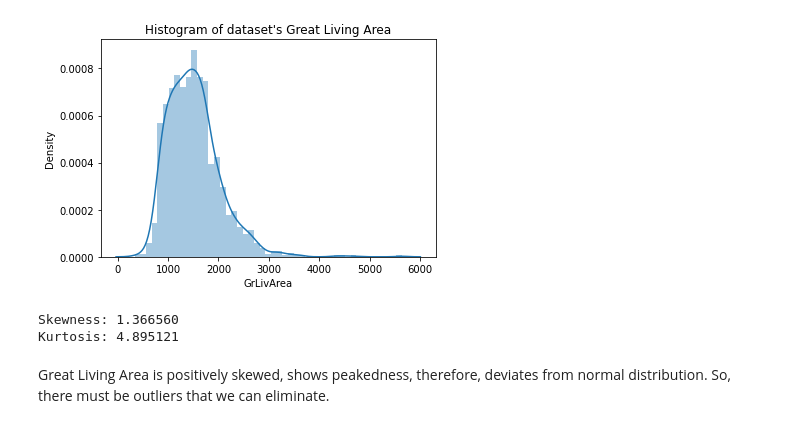
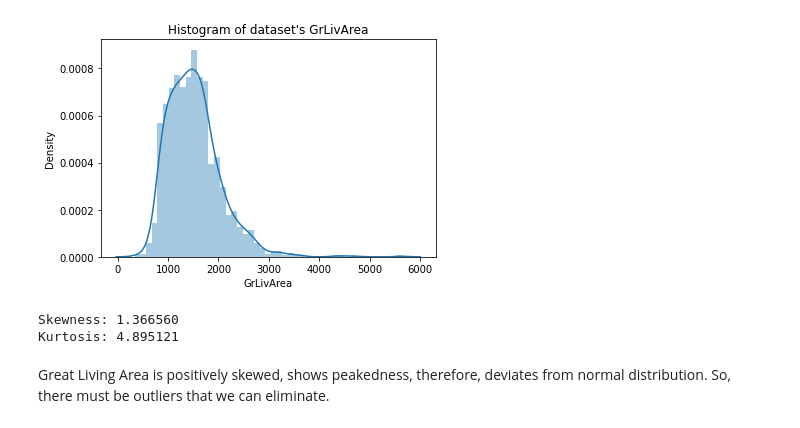
Before and after one commit to artemedius/repo, a Jupyter notebook: houseprice forecast/proj2.ipynb, the cells around one changed output. Saved outputs shown, nothing was run; the diff lists cells and outputs as text; code cells hidden in the pictures.

```diff
--- a/houseprice forecast/proj2.ipynb
+++ b/houseprice forecast/proj2.ipynb
@@ -24,15 +24,15 @@ test_id = test['Id']
 train = train.drop("Id", axis = 1)
 test = test.drop("Id", axis = 1)
 # %%
-def hist_and_stats():
-    sns.distplot(train['GrLivArea'])
-    plt.title("Histogram of dataset's Great Living Area")
+def hist_and_stats(x):
+    sns.distplot(train[x])
+    plt.title(f"Histogram of dataset's {x}")
     plt.show()
-    print("Skewness: %f" % train['GrLivArea'].skew())
-    print("Kurtosis: %f" % train['GrLivArea'].kurt())
-hist_and_stats()
+    print("Skewness: %f" % train[x].skew())
+    print("Kurtosis: %f" % train[x].kurt())
+hist_and_stats('GrLivArea')
 # %% [output]
-[figure, old version]
+[figure, new version]
 Skewness: 1.366560
 Kurtosis: 4.895121
 # %% [markdown]
```
Also changed, not shown: parts of 6 cells of this notebook.
